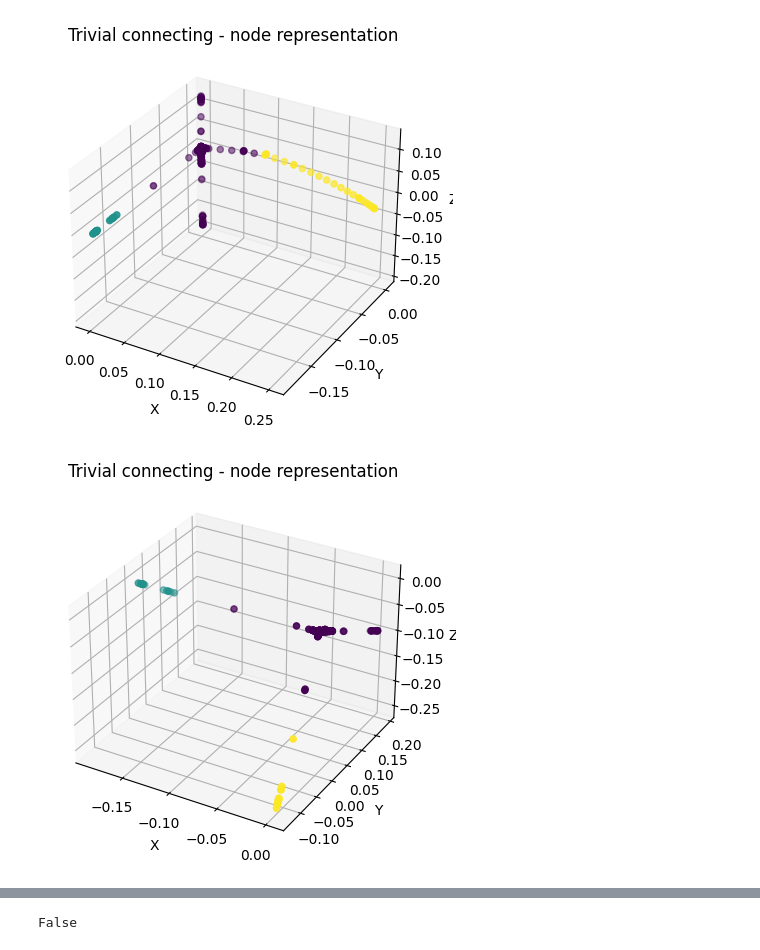
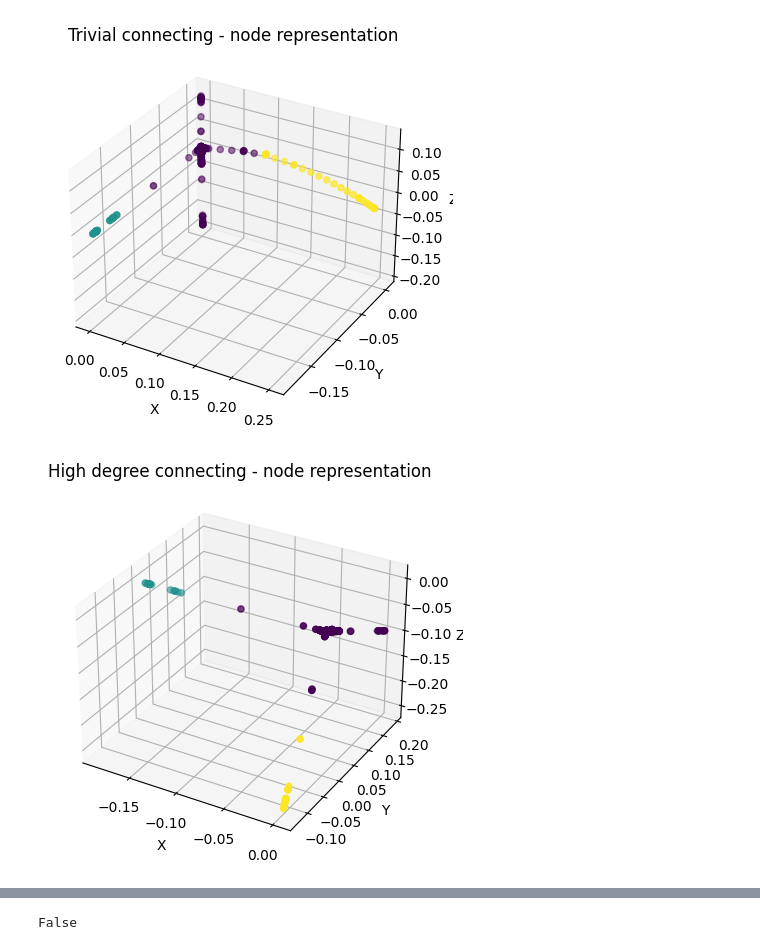
Before and after one commit to WronaPatryk/MLonGraphs, a Jupyter notebook: Project1/facevook_tv_show_tests.ipynb, the cells around one changed output, grey strips where cells are left out. Saved outputs shown, nothing was run; the diff lists cells and outputs as text; code cells hidden in the pictures.

```diff
--- a/Project1/facevook_tv_show_tests.ipynb
+++ b/Project1/facevook_tv_show_tests.ipynb
@@ -401,24 +392,24 @@ plt.show()
 # %%
 # xs = np.array(list(range(2,20)))
 
 fig = plt.figure()
 ax = fig.add_subplot(projection='3d')
 
 z = z2
 
 ax.scatter(z[:,0], z[:,1], z[:,2], c=l2, marker='o')
 
 
 ax.set_xlabel('X')
 ax.set_ylabel('Y')
 ax.set_zlabel('Z')
 
-ax.set_title("Trivial connecting - node representation")
+ax.set_title("High degree connecting - node representation")
 
 # plt.xticks(xs, (xs).astype(int))
 plt.show()
 # %% [output]
-[figure, old version]
+[figure, new version]
 # %%
 # xs = np.array(list(range(2,20)))
 
```
Also changed, not shown: parts of 3 cells of this notebook.
